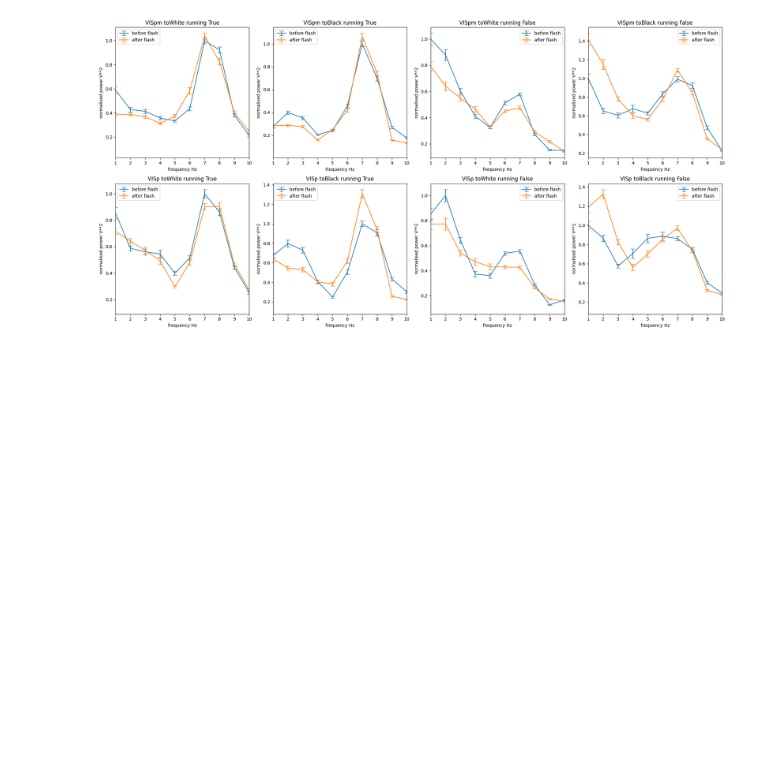
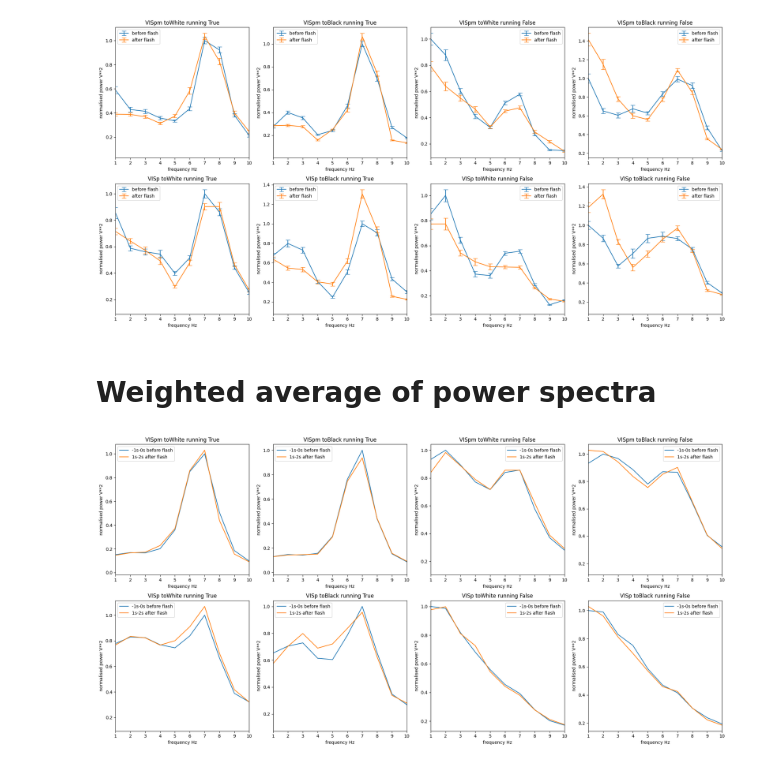
Before and after one commit to ikharitonov/allen-neuropixel-LFPs, a Jupyter notebook: lfp_grand_average/3-power_spectrum_grand_average.ipynb, the cells around one changed output. Cells and saved outputs as stored; diff of their text form; code cells hidden in the pictures; blank space fills up the shorter version.

Commit message:
initial ps grand average

```diff
--- a/lfp_grand_average/3-power_spectrum_grand_average.ipynb
+++ b/lfp_grand_average/3-power_spectrum_grand_average.ipynb
@@ -107,3 +107,20 @@ plt.tight_layout()
 plt.show()
 # %% [output]
 [figure]
+# %% [markdown]
+# Weighted average of power spectra
+# %%
+weighted_average_ps1 = []
+weighted_average_ps2 = []
+
+for condition in conditions:
+    selected_df = parsed_df[(parsed_df.area==condition[0]) & (parsed_df.condition==condition[1]) & (parsed_df.running==condition[2])]
+    collected_ps1_arrs = []
+    collected_ps2_arrs = []
+    for cols in selected_df.iterrows():
+        f,s1,s1_std,s1_snum,s2,s2_std,s2_snum = np.load(path/cols[1].filename, allow_pickle=True)
+        for i in range(cols[1].flashesAveragedOver):
+            collected_ps1_arrs.append(s1)
+            collected_ps2_arrs.append(s2)
+    weighted_average_ps1.append(np.array(collected_ps1_arrs).mean(axis=0))
+    weighted_average_ps2.append(np.array(collected_ps2_arrs).mean(axis=0))
@@ -109,0 +129,25 @@ plt.show()
+# %%
+fig, ax = plt.subplots(nrows=2, ncols=4, figsize=(20,10))
+
+for i in range(4):
+    ax[0][i].plot(f,weighted_average_ps1[i] / weighted_average_ps1[i].max())
+    ax[0][i].plot(f,weighted_average_ps2[i] / weighted_average_ps1[i].max())
+    ax[0][i].set_title(f'{conditions[i][0]} {conditions[i][1]} running {conditions[i][2]}')
+    ax[0][i].legend(['-1s-0s before flash','1s-2s after flash'])
+    ax[0][i].set_xlabel('frequency Hz')
+    ax[0][i].set_ylabel('normalised power V**2')
+    ax[0][i].set_xlim([1,10])
+
+for i in range(4):
+    ax[1][i].plot(f,weighted_average_ps1[4+i] / weighted_average_ps1[4+i].max())
+    ax[1][i].plot(f,weighted_average_ps2[4+i] / weighted_average_ps1[4+i].max())
+    ax[1][i].set_title(f'{conditions[4+i][0]} {conditions[4+i][1]} running {conditions[4+i][2]}')
+    ax[1][i].legend(['-1s-0s before flash','1s-2s after flash'])
+    ax[1][i].set_xlabel('frequency Hz')
+    ax[1][i].set_ylabel('normalised power V**2')
+    ax[1][i].set_xlim([1,10])
+
+plt.tight_layout()
+plt.show()
+# %% [output]
+[figure, added]
```
Also changed, not shown: parts of 4 cells of this notebook.
